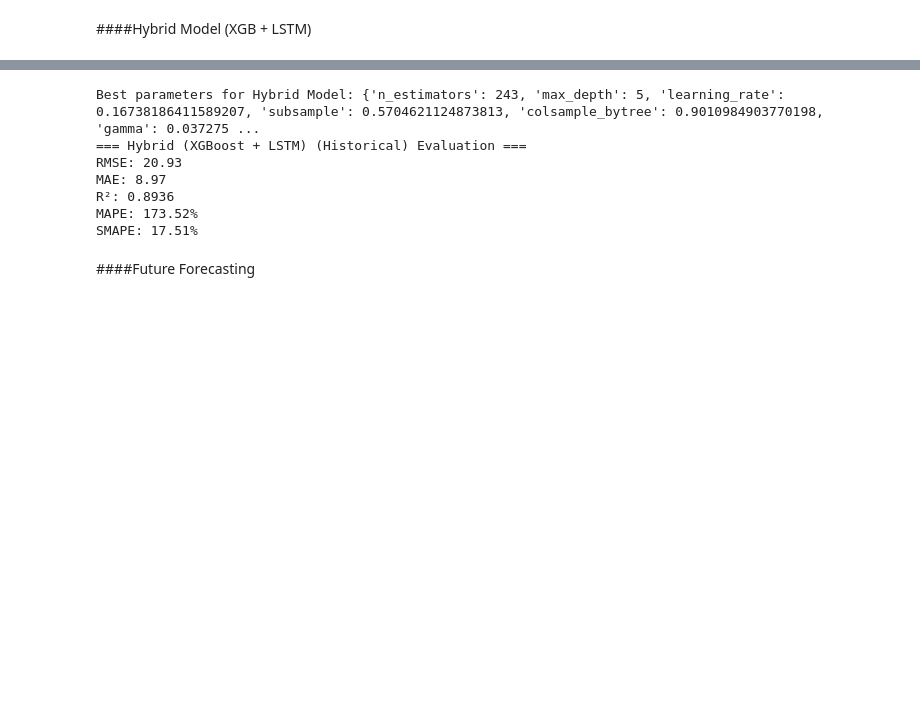
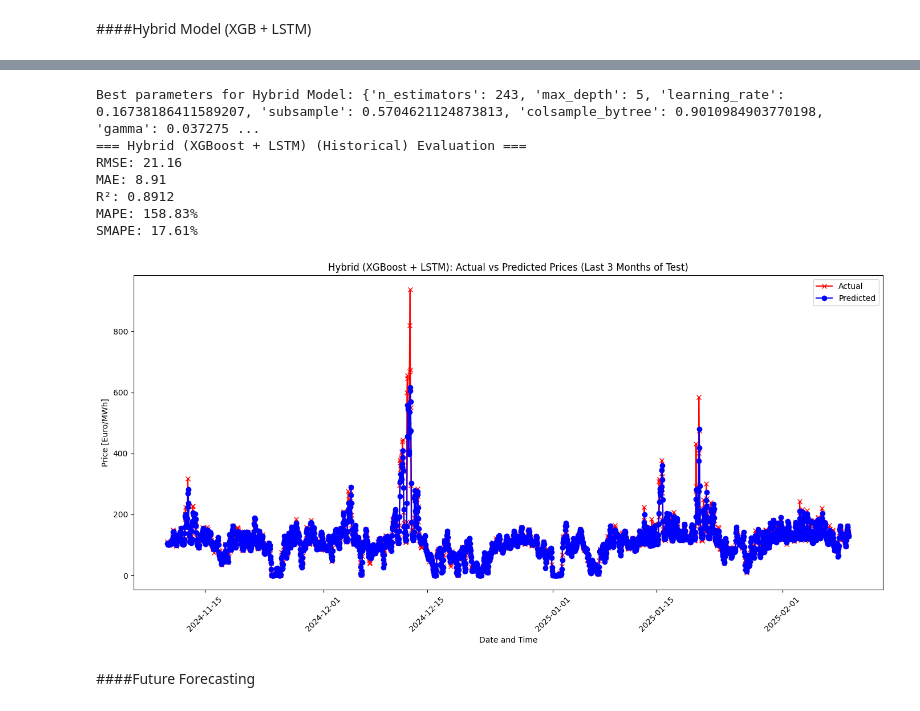
Before and after one commit to Aqib-005/AI-Appliance-Scheduler, a Jupyter notebook: appliance-scheduler/ml_model/MLmodels.ipynb, the cells around one changed output, grey strips where cells are left out. Cells and saved outputs as stored; diff of their text form; code cells hidden in the pictures; blank space fills up the shorter version.

```diff
--- a/appliance-scheduler/ml_model/MLmodels.ipynb
+++ b/appliance-scheduler/ml_model/MLmodels.ipynb
@@ -554,11 +499,6 @@ SMAPE: 29.49%
 # %% [markdown]
 ####Hybrid Model (XGB + LSTM)
 # %%
-# -------------------------------
-# Step 8: Hybrid Model (XGBoost + LSTM)
-# -------------------------------
-
-# Step A: Generate LSTM predictions on full historical data
 X_full = historical_data[common_features].copy()
 X_full = X_full.ffill().bfill().fillna(0)
 X_full_scaled = scaler_X_lstm.transform(X_full)
@@ -571,7 +511,7 @@ X_full_sequences = np.array([
 lstm_preds_scaled = model_lstm.predict(X_full_sequences, verbose=0).flatten()
 lstm_preds = scaler_y_lstm.inverse_transform(lstm_preds_scaled.reshape(-1, 1)).flatten()
 
-# Step B: Merge LSTM predictions back into historical data
+# Merge LSTM predictions back into historical data
 df_lstm = historical_data.reset_index(drop=False)
 df_lstm['global_idx'] = df_lstm.index
 df_preds = pd.DataFrame({
@@ -583,16 +523,16 @@ df_merged = pd.merge(df_lstm, df_preds, on='global_idx', how='left')
 df_merged['LSTM_pred'] = df_merged['LSTM_pred'].ffill().fillna(0)
 df_merged = df_merged.dropna(subset=[target])
 
-# Step C: Create hybrid features
+# Create hybrid features
 hybrid_features = common_features + ['LSTM_pred']
 y_hybrid_log = np.log1p(df_merged[target].clip(lower=0.01))
 X_hybrid_full = df_merged[hybrid_features].copy()
 
-# Step D: Scale hybrid features
+# Scale hybrid features
 scaler_hybrid = RobustScaler()
 X_hybrid_full_scaled = scaler_hybrid.fit_transform(X_hybrid_full)
 
-# Step E: Set up TimeSeriesSplit and Optuna tuning
+# Set up TimeSeriesSplit and Optuna tuning
 tscv_hybrid = TimeSeriesSplit(n_splits=5)
 
 def objective_hybrid(trial):
@@ -620,19 +560,18 @@ def objective_hybrid(trial):
         scores.append(mean_squared_error(y_val, y_pred_log))
     return np.mean(scores)
 
-# Step F: Run Optuna optimization
+# Run Optuna optimization
 study_hybrid = optuna.create_study(direction='minimize', sampler=TPESampler(seed=42))
 study_hybrid.optimize(objective_hybrid, n_trials=10)
 best_params_hybrid = study_hybrid.best_params
 print("Best parameters for Hybrid Model:", best_params_hybrid)
 
-# Step G: Train final hybrid model
 model_hybrid = xgb.XGBRegressor(**best_params_hybrid, random_state=42)
 model_hybrid.fit(X_hybrid_full_scaled, y_hybrid_log,
                  eval_set=[(X_hybrid_full_scaled, y_hybrid_log)],
                  early_stopping_rounds=30, verbose=False)
 
-# Step H: Evaluate on test set (last split)
+# Evaluate on test set
 train_idx_hyb, test_idx_hyb = list(tscv_hybrid.split(X_hybrid_full_scaled))[-1]
 X_train_hyb, X_test_hyb = X_hybrid_full_scaled[train_idx_hyb], X_hybrid_full_scaled[test_idx_hyb]
 y_train_hyb_log, y_test_hyb_log = y_hybrid_log.iloc[train_idx_hyb], y_hybrid_log.iloc[test_idx_hyb]
@@ -642,4 +581,14 @@ y_test_hyb = np.expm1(y_test_hyb_log)
 y_pred_hyb = np.expm1(y_pred_hyb_log)
 
 evaluate_model(y_test_hyb, y_pred_hyb, "Hybrid (XGBoost + LSTM) (Historical)")
+test_dates_hybrid = dates.iloc[test_idx_hyb].reset_index(drop=True)
+
+# Plot actual vs predicted prices
+last_date_hyb = test_dates_hybrid.max()
+three_months_prior_hyb = last_date_hyb - pd.DateOffset(months=3)
+start_idx_hyb = test_dates_hybrid.searchsorted(three_months_prior_hyb, side='left')
+test_dates_last_3m_hyb = test_dates_hybrid.iloc[start_idx_hyb:]
+y_test_last_3m_hyb = y_test_hyb[start_idx_hyb:]
+y_pred_last_3m_hyb = y_pred_hyb[start_idx_hyb:]
+plot_predictions(test_dates_last_3m_hyb, y_test_last_3m_hyb, y_pred_last_3m_hyb, "Hybrid (XGBoost + LSTM): Actual vs Predicted Prices (Last 3 Months of Test)")
 # %% [output]
@@ -657,10 +606,11 @@ evaluate_model(y_test_hyb, y_pred_hyb, "Hybrid (XGBoost + LSTM) (Historical)")
 Best parameters for Hybrid Model: {'n_estimators': 243, 'max_depth': 5, 'learning_rate': 0.16738186411589207, 'subsample': 0.5704621124873813, 'colsample_bytree': 0.9010984903770198, 'gamma': 0.037275 ...
 === Hybrid (XGBoost + LSTM) (Historical) Evaluation ===
-RMSE: 20.93
-MAE: 8.97
-R²: 0.8936
-MAPE: 173.52%
-SMAPE: 17.51%
+RMSE: 21.16
+MAE: 8.91
+R²: 0.8912
+MAPE: 158.83%
+SMAPE: 17.61%
+[figure, added]
 # %% [markdown]
 ####Future Forecasting
 # %%
```
Also changed, not shown: parts of 9 cells of this notebook, 33 other files.
